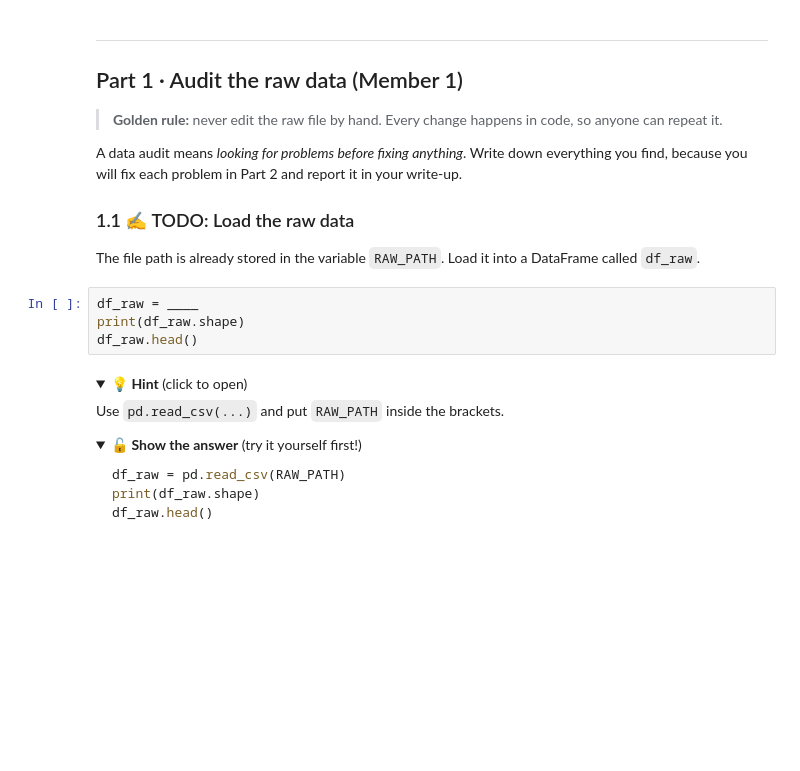
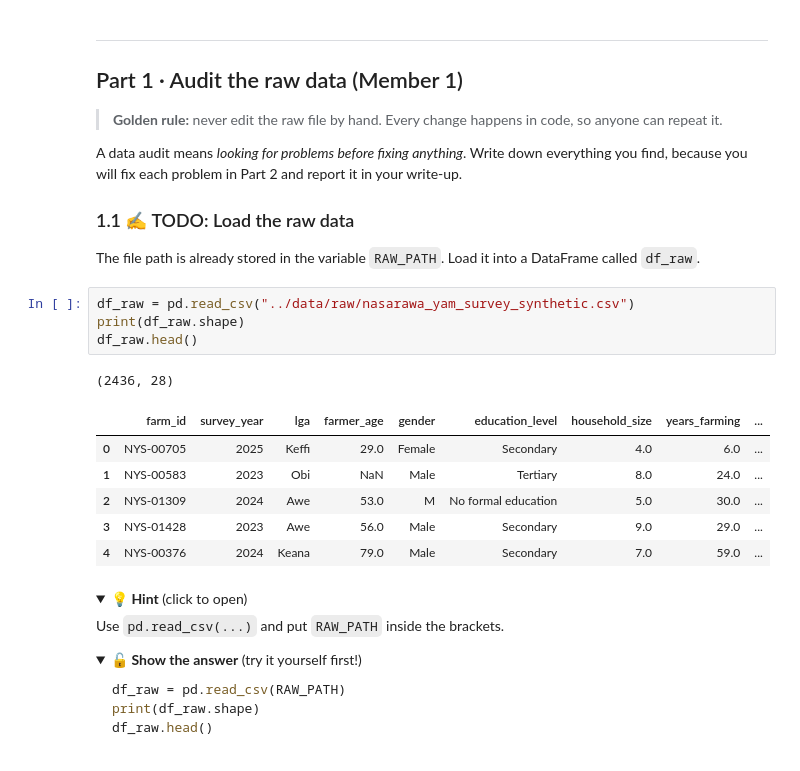
Before and after one commit to ofugocho/NSUK-DS-GROUP-03, a Jupyter notebook: notebooks/group_project.ipynb, the cells around one changed output. Saved outputs shown, nothing was run; the diff lists cells and outputs as text; folded sections open; blank space fills up the shorter version.

```diff
--- a/notebooks/group_project.ipynb
+++ b/notebooks/group_project.ipynb
@@ -126,9 +126,17 @@ you will fix each problem in Part 2 and report it in your write-up.
 ### 1.1 ✍️ TODO: Load the raw data
 The file path is already stored in the variable `RAW_PATH`. Load it into a DataFrame called `df_raw`.
 # %%
-df_raw = ____
+df_raw = pd.read_csv("../data/raw/nasarawa_yam_survey_synthetic.csv")
 print(df_raw.shape)
 df_raw.head()
+# %% [output]
+(2436, 28)
+|  | farm_id | survey_year | lga | farmer_age | gender | education_level | household_size | years_farming | ... |
+| 0 | NYS-00705 | 2025 | Keffi | 29.0 | Female | Secondary | 4.0 | 6.0 | ... |
+| 1 | NYS-00583 | 2023 | Obi | NaN | Male | Tertiary | 8.0 | 24.0 | ... |
+| 2 | NYS-01309 | 2024 | Awe | 53.0 | M | No formal education | 5.0 | 30.0 | ... |
+| 3 | NYS-01428 | 2023 | Awe | 56.0 | Male | Secondary | 9.0 | 29.0 | ... |
+| 4 | NYS-00376 | 2024 | Keana | 79.0 | Male | Secondary | 7.0 | 59.0 | ... |
 # %% [markdown]
 <details><summary>💡 <b>Hint</b> (click to open)</summary>
 
```
